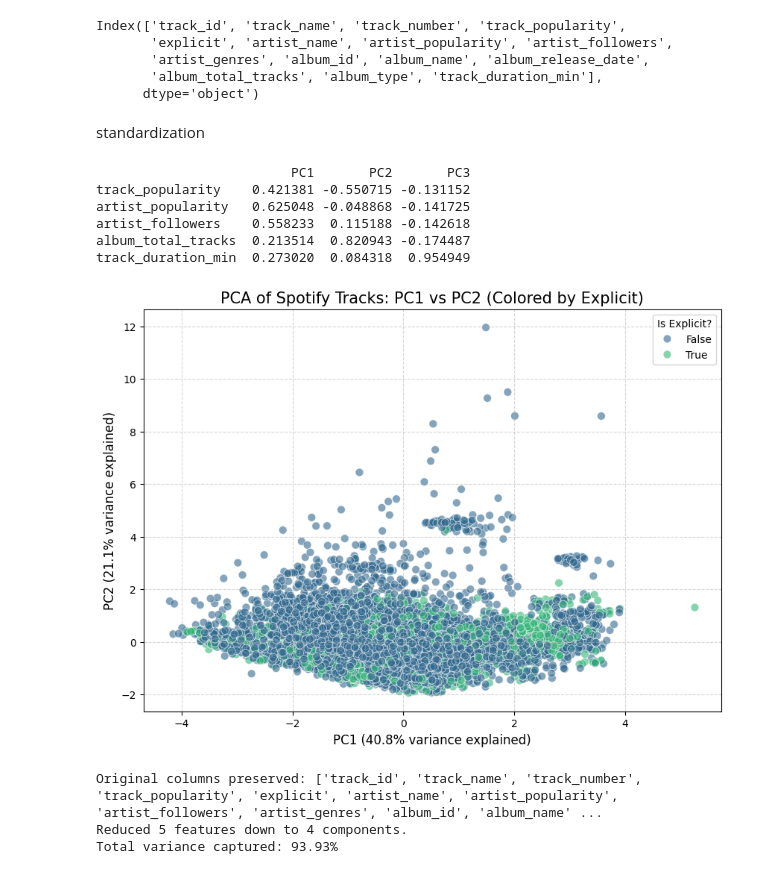
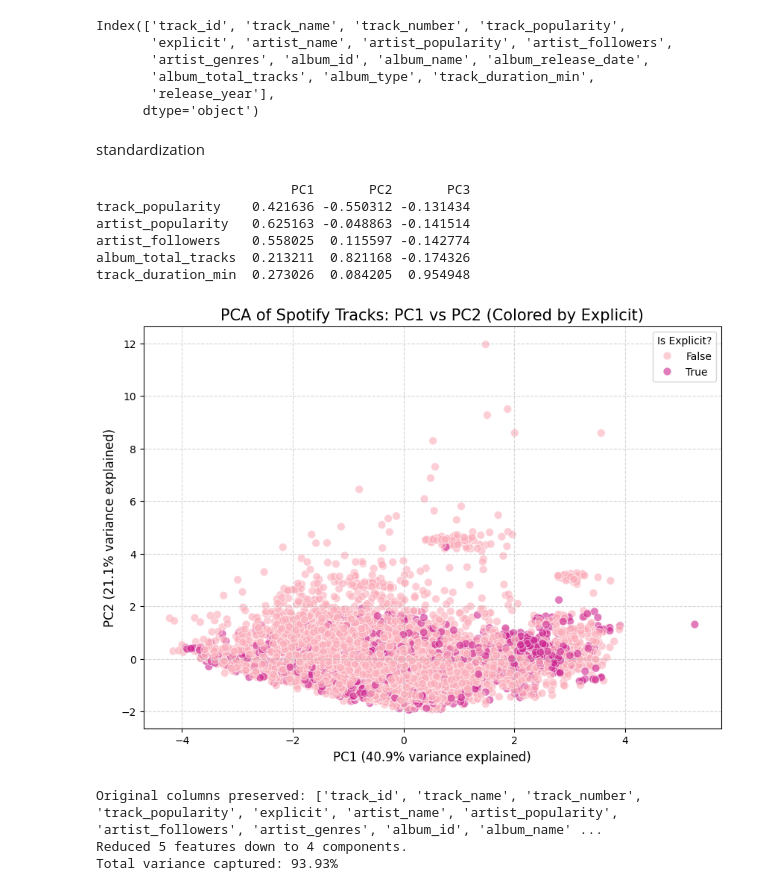
Before and after one commit to anumlk81/Spotify_data_analysis, a Jupyter notebook: scripts/pca.ipynb, the cells around one changed output. Saved outputs shown, nothing was run; the diff lists cells and outputs as text; code cells hidden in the pictures.

```diff
--- a/scripts/pca.ipynb
+++ b/scripts/pca.ipynb
@@ -7,14 +8,15 @@ import seaborn as sns
 from sklearn.decomposition import PCA
 from sklearn.preprocessing import StandardScaler
 # %%
-df = pd.read_csv('cleaned_data.csv')
+df = pd.read_csv('cleaded_data.csv')
 df.head()
 df.columns
 # %% [output]
 Index(['track_id', 'track_name', 'track_number', 'track_popularity',
        'explicit', 'artist_name', 'artist_popularity', 'artist_followers',
        'artist_genres', 'album_id', 'album_name', 'album_release_date',
-       'album_total_tracks', 'album_type', 'track_duration_min'],
+       'album_total_tracks', 'album_type', 'track_duration_min',
+       'release_year'],
       dtype='object')
 # %% [markdown]
 standardization
@@ -56,41 +58,43 @@ loadings = pd.DataFrame(
 print(loadings)
 # %% [output]
                          PC1       PC2       PC3
-track_popularity    0.421381 -0.550715 -0.131152
-artist_popularity   0.625048 -0.048868 -0.141725
-artist_followers    0.558233  0.115188 -0.142618
-album_total_tracks  0.213514  0.820943 -0.174487
-track_duration_min  0.273020  0.084318  0.954949
+track_popularity    0.421636 -0.550312 -0.131434
+artist_popularity   0.625163 -0.048863 -0.141514
+artist_followers    0.558025  0.115597 -0.142774
+album_total_tracks  0.213211  0.821168 -0.174326
+track_duration_min  0.273026  0.084205  0.954948
 # %%
-
 
 # 5. Add the 'explicit' column back from the original dataframe
 # (Using .values to ensure the indices match)
+from seaborn import light_palette
+
+
 pca_df['explicit'] = df['explicit'].values
 
 # 6. Create the Scatter Plot
 plt.figure(figsize=(10, 7))
 sns.scatterplot(
     x='PC1',
     y='PC2',
     hue='explicit',
     data=pca_df,
-    palette='viridis',
+    palette= 'RdPu',  # Deep pink),
     alpha=0.6,
     edgecolor='w',
     s=60
 )
 
 # Adding labels and titles
 plt.title('PCA of Spotify Tracks: PC1 vs PC2 (Colored by Explicit)', fontsize=15)
 plt.xlabel(f'PC1 ({pca.explained_variance_ratio_[0]:.1%} variance explained)', fontsize=12)
 plt.ylabel(f'PC2 ({pca.explained_variance_ratio_[1]:.1%} variance explained)', fontsize=12)
 plt.grid(True, linestyle='--', alpha=0.5)
 plt.legend(title='Is Explicit?', loc='best')
 
 plt.show()
 # %% [output]
-[figure, old version]
+[figure, new version]
 # %%
 # 1. Determine components for 85% variance
 pca_reduced = PCA(n_components=0.85)
```
Also changed, not shown: parts of 1 cell of this notebook, 3 other files.
